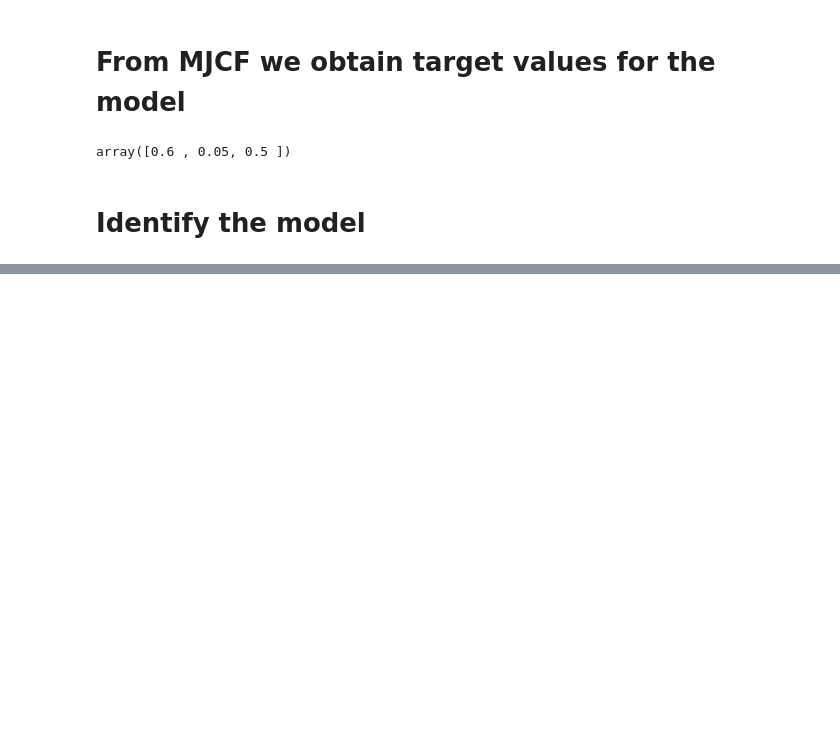
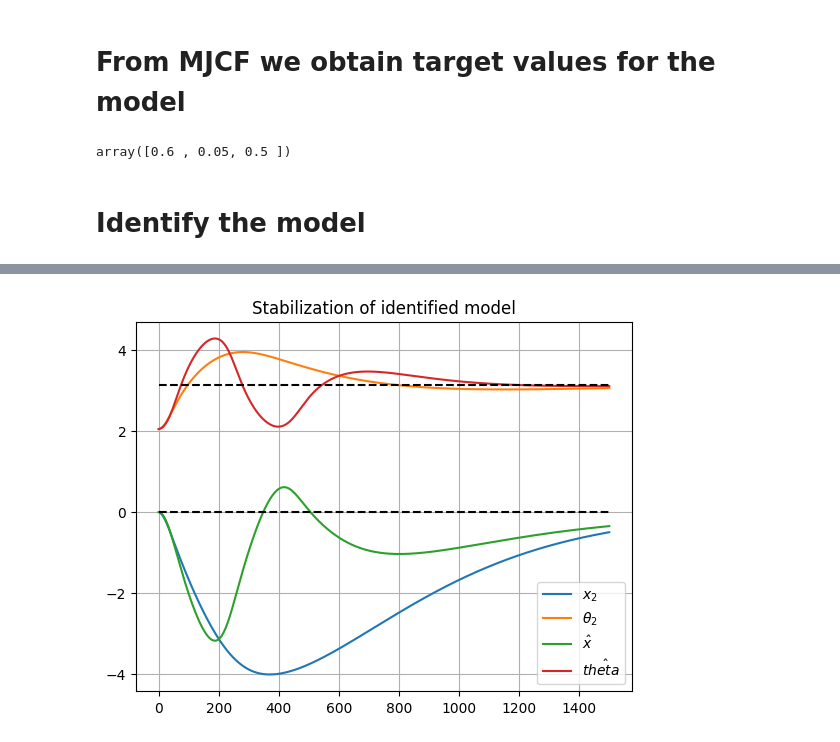
Before and after one commit to lvjonok/mujoco-sysid, a Jupyter notebook: cart_pole.ipynb, the cells around one changed output, grey strips where cells are left out. Saved outputs shown, nothing was run; the diff lists cells and outputs as text; code cells hidden in the pictures; blank space fills up the shorter version.

```diff
--- a/cart_pole.ipynb
+++ b/cart_pole.ipynb
@@ -194,25 +182,28 @@ In order to tackle this problem, we can gather data from the uncertain model and
 # Reset data, set initial pose.
 mujoco.mj_resetData(sim_model, sim_data)
 
-qhist = []
-vhist = []
-dvhist = []
-uhist = []
+identification_data = {
+    "qhist": [],
+    "vhist": [],
+    "dvhist": [],
+    "uhist": [],
+}
 
 for i in range(3000):
-    qhist.append(sim_data.qpos.copy())
-    vhist.append(sim_data.qvel.copy())
+    identification_data["qhist"].append(sim_data.qpos.copy())
+    identification_data["vhist"].append(sim_data.qvel.copy())
 
     u = np.random.randn(1) * 10
-    uhist.append(u)
+    identification_data["uhist"].append(u)
 
     sim_data.ctrl = u
     mujoco.mj_step(sim_model, sim_data)
-    dvhist.append(sim_data.qacc.copy())
+    identification_data["dvhist"].append(sim_data.qacc.copy())
 
-qhist = np.array(qhist)
-vhist = np.array(vhist)
-uhist = np.array(uhist)
+identification_data["qhist"] = np.array(identification_data["qhist"])
+identification_data["vhist"] = np.array(identification_data["vhist"])
+identification_data["dvhist"] = np.array(identification_data["dvhist"])
+identification_data["uhist"] = np.array(identification_data["uhist"])
 # %% [markdown]
 # Formulate regressors of system dynamics
 
@@ -314,0 +356,20 @@ Parameters are close to the real values.
+# %%
+import matplotlib.pyplot as plt
+
+qhist_identified = np.array(qhist_identified)
+plt.title("Stabilization of identified model")
+# plt.plot(qhist[:, 0], label="x")
+# plt.plot(qhist[:, 1], label="$\\theta$")
+plt.plot(qhist_uncertain[:, 0], label="$x_2$")
+plt.plot(qhist_uncertain[:, 1], label="$\\theta_2$")
+plt.plot(qhist_identified[:, 0], label="$\hat{x}$")
+plt.plot(qhist_identified[:, 1], label="$\hat{theta}$")
+
+plt.hlines(0, 0, len(qhist), color="black", linestyle="--")
+plt.hlines(np.pi, 0, len(qhist), color="black", linestyle="--")
+
+plt.grid()
+plt.legend()
+plt.show()
+# %% [output]
+[figure, added]
```
Also changed, not shown: parts of 11 cells of this notebook.
